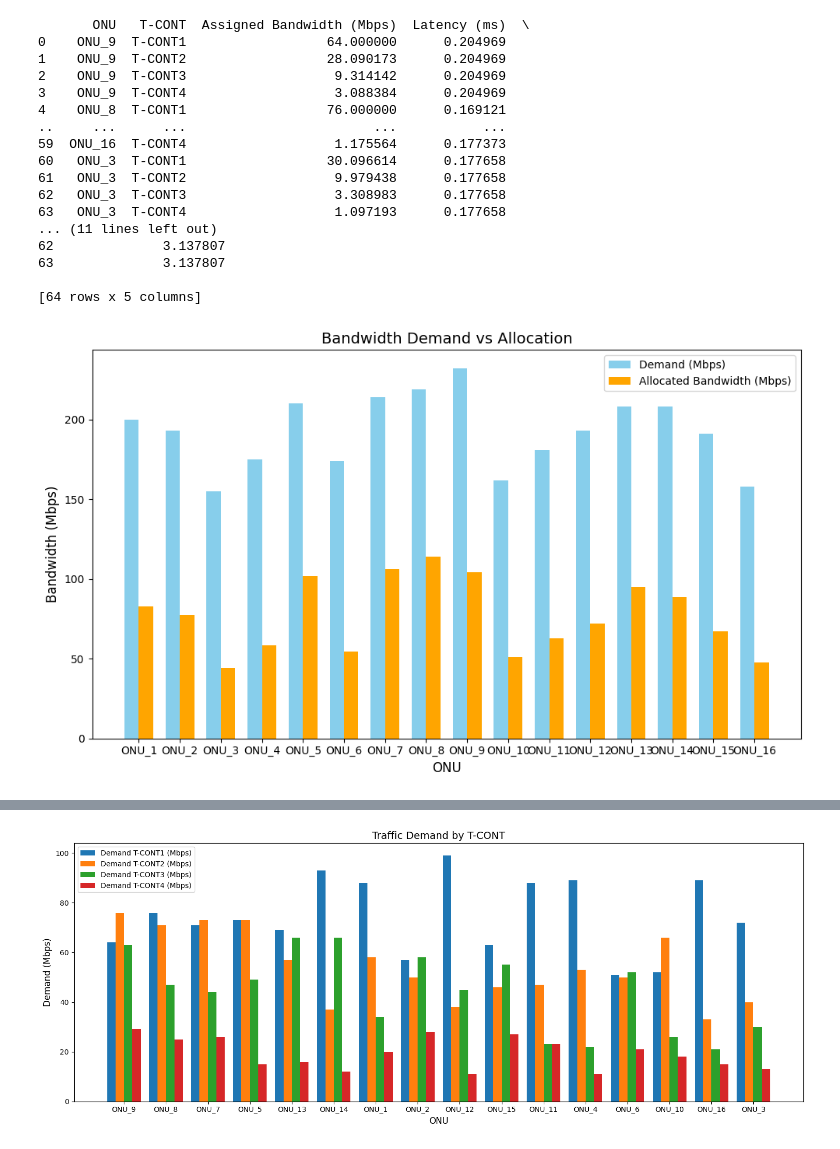
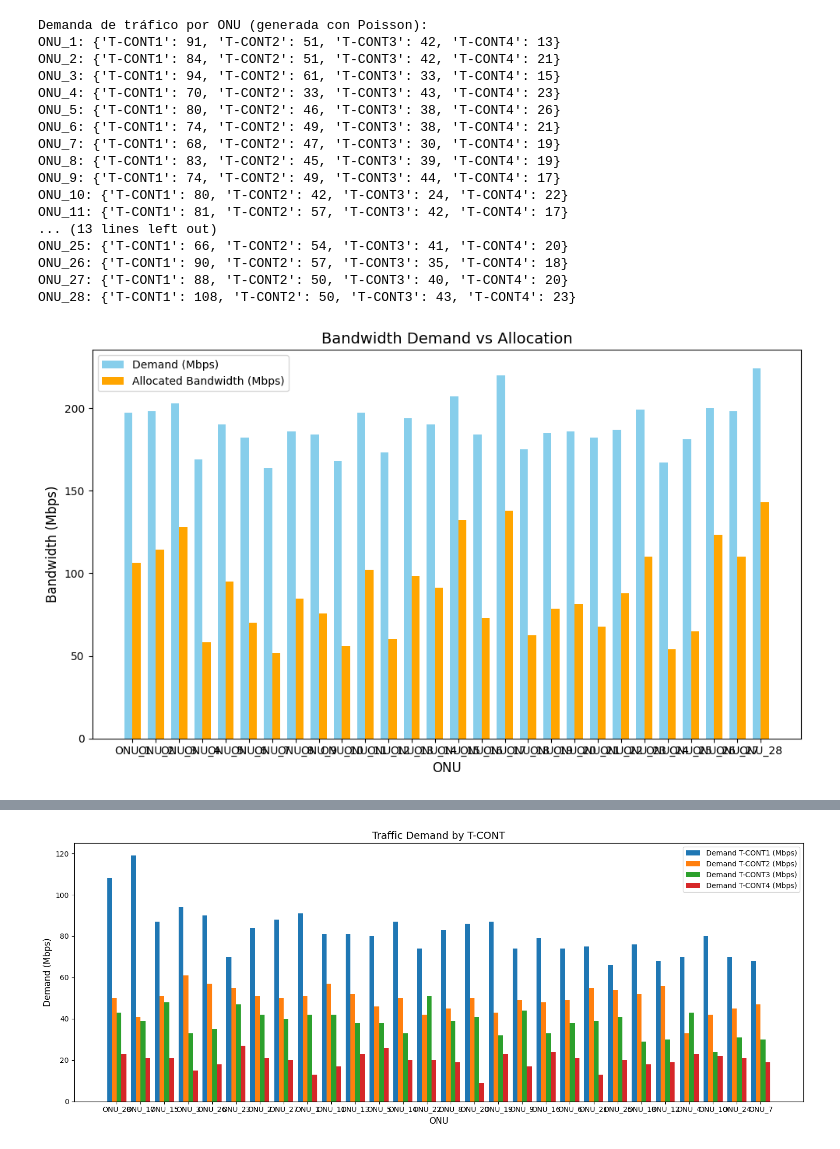
Before and after one commit to rodriRoddl/Proyecto, a Jupyter notebook: gpon_dba.ipynb, the cells around one changed output, grey strips where cells are left out. Drawn from its saved outputs; the diff is of its cells as text; code cells hidden in the pictures.

```diff
--- a/gpon_dba.ipynb
+++ b/gpon_dba.ipynb
@@ -3,19 +3,24 @@ import numpy as np
 import pandas as pd
 from collections import OrderedDict
 
-NUM_ONUs = 16  # Número de ONUs
-OLT_BANDWIDTH = 1244.16  # Mbps (capacidad total de GPON)
-CYCLE_TIME = 2  # ms (tiempo de ciclo de sondeo)
+NUM_ONUs =  28 # Número de ONUs
+OLT_BANDWIDTH = 2556.16  # Mbps (capacidad total de GPON)
+CYCLE_TIME = 1  # ms (tiempo de ciclo de sondeo)
 CONGESTION_THRESHOLD = 0.8  # Umbral de congestión (80% de la capacidad máxima de OLT)
 
-# Demandas de tráfico por ONU y T-CONT (en Mbps)
-np.random.seed(42)
+# Parámetros para la distribución de Poisson (promedios por T-CONT en Mbps)
+poisson_means = {
+    "T-CONT1": 80,  # Alta prioridad
+    "T-CONT2": 50,  # Garantizado
+    "T-CONT3": 40,  # Best-effort
+    "T-CONT4": 20,  # No garantizado
+}
+
+np.random.seed(32)
 traffic_demands = {
     f"ONU_{i+1}": {
-        "T-CONT1": np.random.randint(50, 100),  # Alta prioridad
-        "T-CONT2": np.random.randint(30, 80),  # Garantizado
-        "T-CONT3": np.random.randint(20, 70),  # Best-effort
-        "T-CONT4": np.random.randint(10, 30),  # No garantizado
+        tcont: np.random.poisson(lam=mean)  # Generar demanda con Poisson
+        for tcont, mean in poisson_means.items()
     }
     for i in range(NUM_ONUs)
 }
@@ -69,7 +74,9 @@ packet_losses_df = pd.DataFrame(packet_losses.items(), columns=["ONU", "Packet L
 results_df = pd.merge(allocations_df, latencies_df, on="ONU")
 results_df = pd.merge(results_df, packet_losses_df, on="ONU")
 
-print(results_df)
+print("Demanda de tráfico por ONU (generada con Poisson):")
+for onu, demands in traffic_demands.items():
+    print(f"{onu}: {demands}")
 
 import matplotlib.pyplot as plt
 
@@ -152,48 +159,48 @@ def plot_bandwidth_allocation_by_tcont(allocations):
     onu_labels = list(allocations.keys())
     tconts = list(allocations[onu_labels[0]].keys())  # Tomar los T-CONTs de cualquier ONU
 
     # Crear una matriz de asignaciones
     allocation_matrix = np.array([[allocations[onu][tcont] for tcont in tconts] for onu in onu_labels])
 
     x = np.arange(len(onu_labels))
     width = 0.2
 
     fig, ax = plt.subplots(figsize=(15, 6))
     for i, tcont in enumerate(tconts):
         ax.bar(x + i*width - (len(tconts)-1)*width/2, allocation_matrix[:, i], width, label=f'Allocated {tcont} (Mbps)')
 
     ax.set_xlabel('ONU', fontsize=12)
     ax.set_ylabel('Allocated Bandwidth (Mbps)', fontsize=12)
     ax.set_title('Bandwidth Allocation by T-CONT per ONU', fontsize=14)
     ax.set_xticks(x)
     ax.set_xticklabels(onu_labels)
     ax.legend()
     plt.tight_layout()
     plt.show()
 
 
 # Generar gráficos
 plot_bandwidth_allocation(traffic_demands, allocations)
 plot_latencies(latencies)
 plot_packet_loss(packet_losses)
 plot_traffic_demands(traffic_demands)
 plot_bandwidth_allocation_by_tcont(allocations)
 # %% [output]
-       ONU   T-CONT  Assigned Bandwidth (Mbps)  Latency (ms)  \
-0    ONU_9  T-CONT1                  64.000000      0.204969
-1    ONU_9  T-CONT2                  28.090173      0.204969
-2    ONU_9  T-CONT3                   9.314142      0.204969
-3    ONU_9  T-CONT4                   3.088384      0.204969
-4    ONU_8  T-CONT1                  76.000000      0.169121
-..     ...      ...                        ...           ...
-59  ONU_16  T-CONT4                   1.175564      0.177373
-60   ONU_3  T-CONT1                  30.096614      0.177658
-61   ONU_3  T-CONT2                   9.979438      0.177658
-62   ONU_3  T-CONT3                   3.308983      0.177658
-63   ONU_3  T-CONT4                   1.097193      0.177658
-... (11 lines left out)
-62              3.137807
-63              3.137807
-
-[64 rows x 5 columns]
+Demanda de tráfico por ONU (generada con Poisson):
+ONU_1: {'T-CONT1': 91, 'T-CONT2': 51, 'T-CONT3': 42, 'T-CONT4': 13}
+ONU_2: {'T-CONT1': 84, 'T-CONT2': 51, 'T-CONT3': 42, 'T-CONT4': 21}
+ONU_3: {'T-CONT1': 94, 'T-CONT2': 61, 'T-CONT3': 33, 'T-CONT4': 15}
+ONU_4: {'T-CONT1': 70, 'T-CONT2': 33, 'T-CONT3': 43, 'T-CONT4': 23}
+ONU_5: {'T-CONT1': 80, 'T-CONT2': 46, 'T-CONT3': 38, 'T-CONT4': 26}
+ONU_6: {'T-CONT1': 74, 'T-CONT2': 49, 'T-CONT3': 38, 'T-CONT4': 21}
+ONU_7: {'T-CONT1': 68, 'T-CONT2': 47, 'T-CONT3': 30, 'T-CONT4': 19}
+ONU_8: {'T-CONT1': 83, 'T-CONT2': 45, 'T-CONT3': 39, 'T-CONT4': 19}
+ONU_9: {'T-CONT1': 74, 'T-CONT2': 49, 'T-CONT3': 44, 'T-CONT4': 17}
+ONU_10: {'T-CONT1': 80, 'T-CONT2': 42, 'T-CONT3': 24, 'T-CONT4': 22}
+ONU_11: {'T-CONT1': 81, 'T-CONT2': 57, 'T-CONT3': 42, 'T-CONT4': 17}
+... (13 lines left out)
+ONU_25: {'T-CONT1': 66, 'T-CONT2': 54, 'T-CONT3': 41, 'T-CONT4': 20}
+ONU_26: {'T-CONT1': 90, 'T-CONT2': 57, 'T-CONT3': 35, 'T-CONT4': 18}
+ONU_27: {'T-CONT1': 88, 'T-CONT2': 50, 'T-CONT3': 40, 'T-CONT4': 20}
+ONU_28: {'T-CONT1': 108, 'T-CONT2': 50, 'T-CONT3': 43, 'T-CONT4': 23}
-[figure, old version]
+[figure, new version]
@@ -202 +209 @@ plot_bandwidth_allocation_by_tcont(allocations)
-[figure, old version]
+[figure, new version]
```
Also changed, not shown: parts of 1 cell of this notebook.
